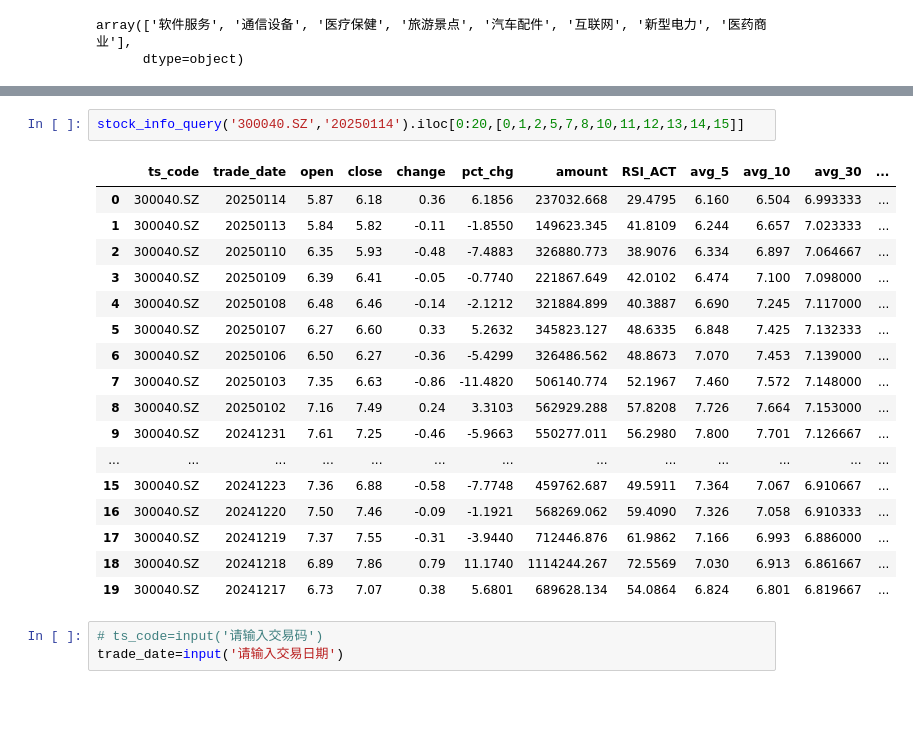
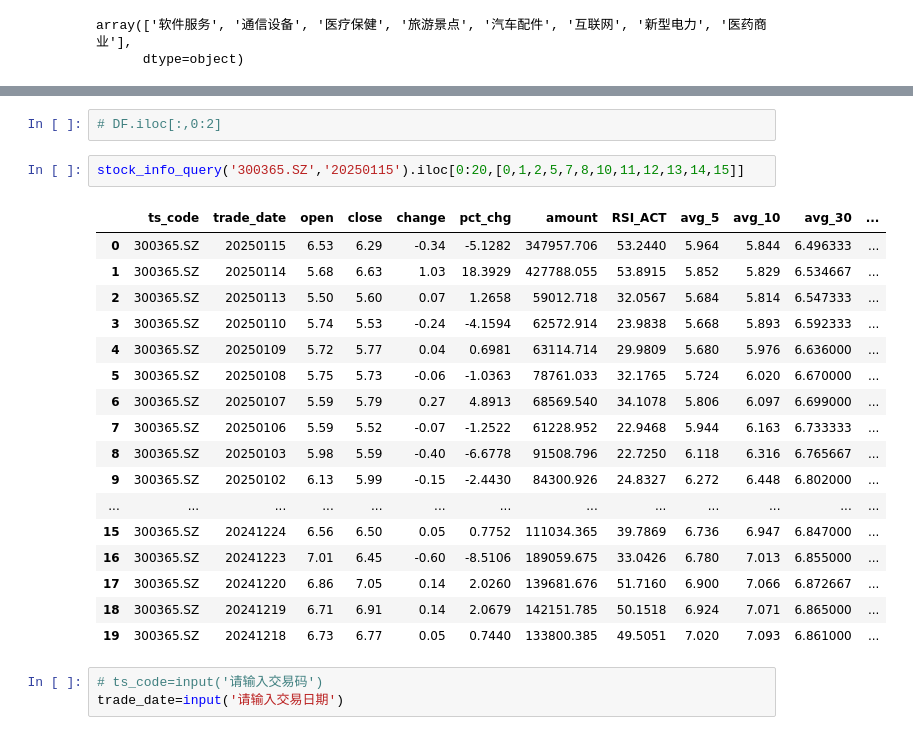
Before and after one commit to whgloveucq/jupyterfiles, a Jupyter notebook: OApractice/stock_study2023.ipynb, the cells around one changed output, grey strips where cells are left out. Cells and saved outputs as stored; diff of their text form; blank space fills up the shorter version.

```diff
--- a/OApractice/stock_study2023.ipynb
+++ b/OApractice/stock_study2023.ipynb
@@ -301,23 +319,25 @@ def stock_info_query(ts_code,trade_date):
+# %%
+# DF.iloc[:,0:2]
 # %%
-stock_info_query('300040.SZ','20250114').iloc[0:20,[0,1,2,5,7,8,10,11,12,13,14,15]]
+stock_info_query('300365.SZ','20250115').iloc[0:20,[0,1,2,5,7,8,10,11,12,13,14,15]]
 # %% [output]
 |  | ts_code | trade_date | open | close | change | pct_chg | amount | RSI_ACT | avg_5 | avg_10 | avg_30 | ... |
-| 0 | 300040.SZ | 20250114 | 5.87 | 6.18 | 0.36 | 6.1856 | 237032.668 | 29.4795 | 6.160 | 6.504 | 6.993333 | ... |
-| 1 | 300040.SZ | 20250113 | 5.84 | 5.82 | -0.11 | -1.8550 | 149623.345 | 41.8109 | 6.244 | 6.657 | 7.023333 | ... |
-| 2 | 300040.SZ | 20250110 | 6.35 | 5.93 | -0.48 | -7.4883 | 326880.773 | 38.9076 | 6.334 | 6.897 | 7.064667 | ... |
-| 3 | 300040.SZ | 20250109 | 6.39 | 6.41 | -0.05 | -0.7740 | 221867.649 | 42.0102 | 6.474 | 7.100 | 7.098000 | ... |
-| 4 | 300040.SZ | 20250108 | 6.48 | 6.46 | -0.14 | -2.1212 | 321884.899 | 40.3887 | 6.690 | 7.245 | 7.117000 | ... |
-| 5 | 300040.SZ | 20250107 | 6.27 | 6.60 | 0.33 | 5.2632 | 345823.127 | 48.6335 | 6.848 | 7.425 | 7.132333 | ... |
-| 6 | 300040.SZ | 20250106 | 6.50 | 6.27 | -0.36 | -5.4299 | 326486.562 | 48.8673 | 7.070 | 7.453 | 7.139000 | ... |
-| 7 | 300040.SZ | 20250103 | 7.35 | 6.63 | -0.86 | -11.4820 | 506140.774 | 52.1967 | 7.460 | 7.572 | 7.148000 | ... |
-| 8 | 300040.SZ | 20250102 | 7.16 | 7.49 | 0.24 | 3.3103 | 562929.288 | 57.8208 | 7.726 | 7.664 | 7.153000 | ... |
-| 9 | 300040.SZ | 20241231 | 7.61 | 7.25 | -0.46 | -5.9663 | 550277.011 | 56.2980 | 7.800 | 7.701 | 7.126667 | ... |
+| 0 | 300365.SZ | 20250115 | 6.53 | 6.29 | -0.34 | -5.1282 | 347957.706 | 53.2440 | 5.964 | 5.844 | 6.496333 | ... |
+| 1 | 300365.SZ | 20250114 | 5.68 | 6.63 | 1.03 | 18.3929 | 427788.055 | 53.8915 | 5.852 | 5.829 | 6.534667 | ... |
+| 2 | 300365.SZ | 20250113 | 5.50 | 5.60 | 0.07 | 1.2658 | 59012.718 | 32.0567 | 5.684 | 5.814 | 6.547333 | ... |
+| 3 | 300365.SZ | 20250110 | 5.74 | 5.53 | -0.24 | -4.1594 | 62572.914 | 23.9838 | 5.668 | 5.893 | 6.592333 | ... |
+| 4 | 300365.SZ | 20250109 | 5.72 | 5.77 | 0.04 | 0.6981 | 63114.714 | 29.9809 | 5.680 | 5.976 | 6.636000 | ... |
+| 5 | 300365.SZ | 20250108 | 5.75 | 5.73 | -0.06 | -1.0363 | 78761.033 | 32.1765 | 5.724 | 6.020 | 6.670000 | ... |
+| 6 | 300365.SZ | 20250107 | 5.59 | 5.79 | 0.27 | 4.8913 | 68569.540 | 34.1078 | 5.806 | 6.097 | 6.699000 | ... |
+| 7 | 300365.SZ | 20250106 | 5.59 | 5.52 | -0.07 | -1.2522 | 61228.952 | 22.9468 | 5.944 | 6.163 | 6.733333 | ... |
+| 8 | 300365.SZ | 20250103 | 5.98 | 5.59 | -0.40 | -6.6778 | 91508.796 | 22.7250 | 6.118 | 6.316 | 6.765667 | ... |
+| 9 | 300365.SZ | 20250102 | 6.13 | 5.99 | -0.15 | -2.4430 | 84300.926 | 24.8327 | 6.272 | 6.448 | 6.802000 | ... |
 | ... | ... | ... | ... | ... | ... | ... | ... | ... | ... | ... | ... | ... |
-| 15 | 300040.SZ | 20241223 | 7.36 | 6.88 | -0.58 | -7.7748 | 459762.687 | 49.5911 | 7.364 | 7.067 | 6.910667 | ... |
-| 16 | 300040.SZ | 20241220 | 7.50 | 7.46 | -0.09 | -1.1921 | 568269.062 | 59.4090 | 7.326 | 7.058 | 6.910333 | ... |
-| 17 | 300040.SZ | 20241219 | 7.37 | 7.55 | -0.31 | -3.9440 | 712446.876 | 61.9862 | 7.166 | 6.993 | 6.886000 | ... |
-| 18 | 300040.SZ | 20241218 | 6.89 | 7.86 | 0.79 | 11.1740 | 1114244.267 | 72.5569 | 7.030 | 6.913 | 6.861667 | ... |
-| 19 | 300040.SZ | 20241217 | 6.73 | 7.07 | 0.38 | 5.6801 | 689628.134 | 54.0864 | 6.824 | 6.801 | 6.819667 | ... |
+| 15 | 300365.SZ | 20241224 | 6.56 | 6.50 | 0.05 | 0.7752 | 111034.365 | 39.7869 | 6.736 | 6.947 | 6.847000 | ... |
+| 16 | 300365.SZ | 20241223 | 7.01 | 6.45 | -0.60 | -8.5106 | 189059.675 | 33.0426 | 6.780 | 7.013 | 6.855000 | ... |
+| 17 | 300365.SZ | 20241220 | 6.86 | 7.05 | 0.14 | 2.0260 | 139681.676 | 51.7160 | 6.900 | 7.066 | 6.872667 | ... |
+| 18 | 300365.SZ | 20241219 | 6.71 | 6.91 | 0.14 | 2.0679 | 142151.785 | 50.1518 | 6.924 | 7.071 | 6.865000 | ... |
+| 19 | 300365.SZ | 20241218 | 6.73 | 6.77 | 0.05 | 0.7440 | 133800.385 | 49.5051 | 7.020 | 7.093 | 6.861000 | ... |
 # %%
 # ts_code=input('请输入交易码')
 trade_date=input('请输入交易日期')
```
Also changed, not shown: parts of 4 cells of this notebook.
